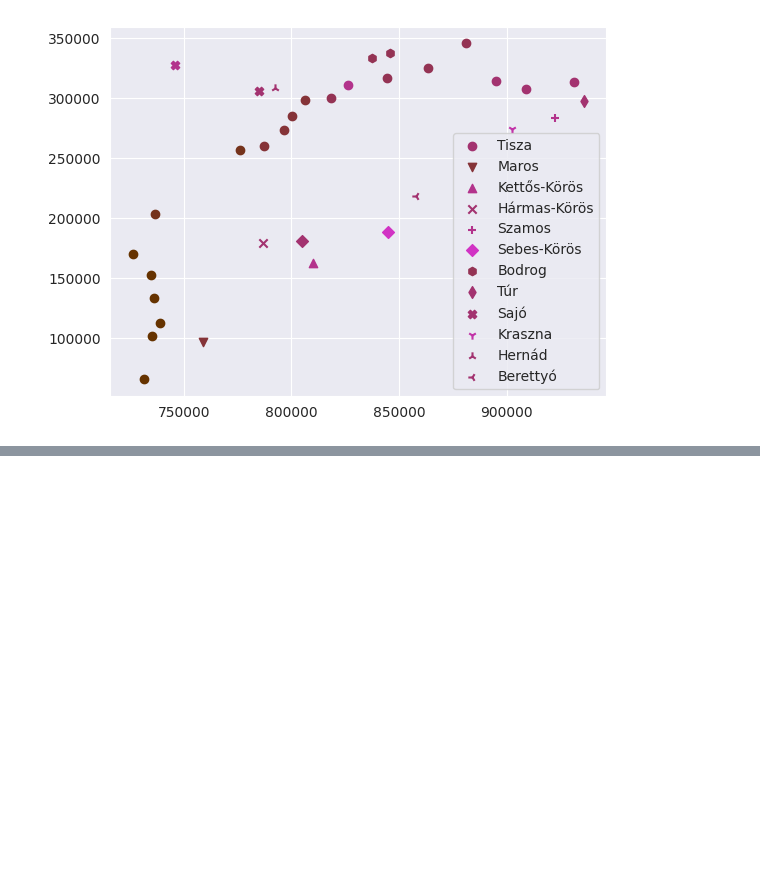
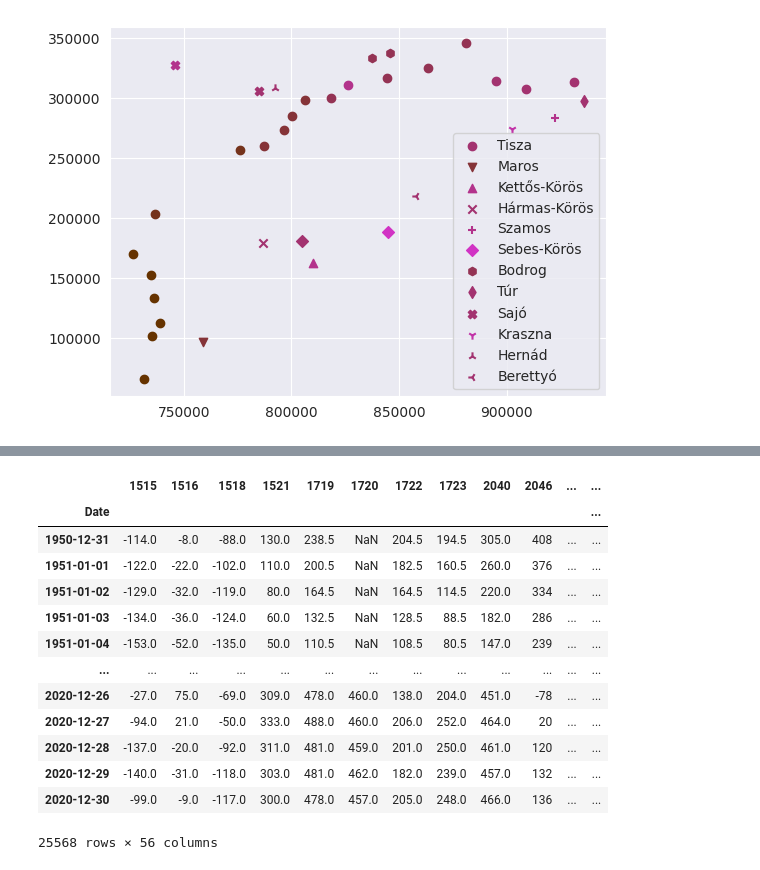
Before and after one commit to theplatters/ecmi-hydrological-forecasting, a Jupyter notebook: notebooks/correlation.ipynb, the cells around one changed output, grey strips where cells are left out. Saved outputs shown, nothing was run; the diff lists cells and outputs as text; code cells hidden in the pictures; blank space fills up the shorter version.

```diff
--- a/notebooks/correlation.ipynb
+++ b/notebooks/correlation.ipynb
@@ -198,0 +213,17 @@ parameter F test:         F=803.6106, p=0.0000  , df_denom=25543, df_num=8
+# %%
+data
+# %% [output]
+|  | 1515 | 1516 | 1518 | 1521 | 1719 | 1720 | 1722 | 1723 | 2040 | 2046 | ... | ... |
+| Date |  |  |  |  |  |  |  |  |  |  |  | ... |
+| 1950-12-31 | -114.0 | -8.0 | -88.0 | 130.0 | 238.5 | NaN | 204.5 | 194.5 | 305.0 | 408 | ... | ... |
+| 1951-01-01 | -122.0 | -22.0 | -102.0 | 110.0 | 200.5 | NaN | 182.5 | 160.5 | 260.0 | 376 | ... | ... |
+| 1951-01-02 | -129.0 | -32.0 | -119.0 | 80.0 | 164.5 | NaN | 164.5 | 114.5 | 220.0 | 334 | ... | ... |
+| 1951-01-03 | -134.0 | -36.0 | -124.0 | 60.0 | 132.5 | NaN | 128.5 | 88.5 | 182.0 | 286 | ... | ... |
+| 1951-01-04 | -153.0 | -52.0 | -135.0 | 50.0 | 110.5 | NaN | 108.5 | 80.5 | 147.0 | 239 | ... | ... |
+| ... | ... | ... | ... | ... | ... | ... | ... | ... | ... | ... | ... | ... |
+| 2020-12-26 | -27.0 | 75.0 | -69.0 | 309.0 | 478.0 | 460.0 | 138.0 | 204.0 | 451.0 | -78 | ... | ... |
+| 2020-12-27 | -94.0 | 21.0 | -50.0 | 333.0 | 488.0 | 460.0 | 206.0 | 252.0 | 464.0 | 20 | ... | ... |
+| 2020-12-28 | -137.0 | -20.0 | -92.0 | 311.0 | 481.0 | 459.0 | 201.0 | 250.0 | 461.0 | 120 | ... | ... |
+| 2020-12-29 | -140.0 | -31.0 | -118.0 | 303.0 | 481.0 | 462.0 | 182.0 | 239.0 | 457.0 | 132 | ... | ... |
+| 2020-12-30 | -99.0 | -9.0 | -117.0 | 300.0 | 478.0 | 457.0 | 205.0 | 248.0 | 466.0 | 136 | ... | ... |
+25568 rows × 56 columns
```
Also changed, not shown: parts of 8 cells of this notebook.
